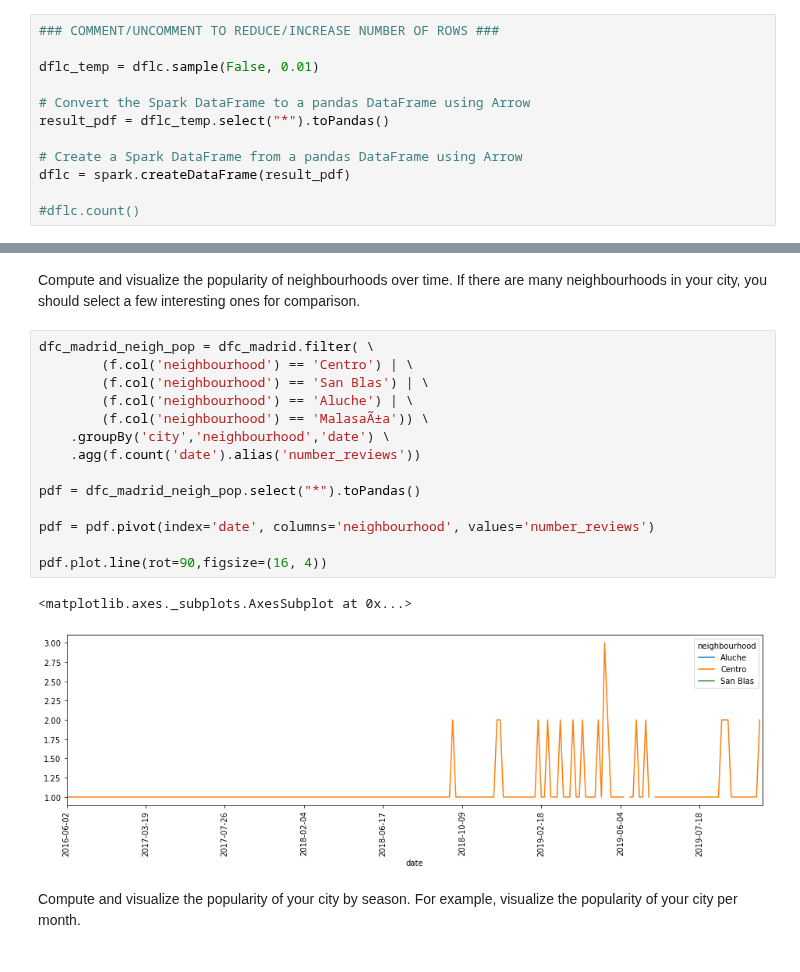
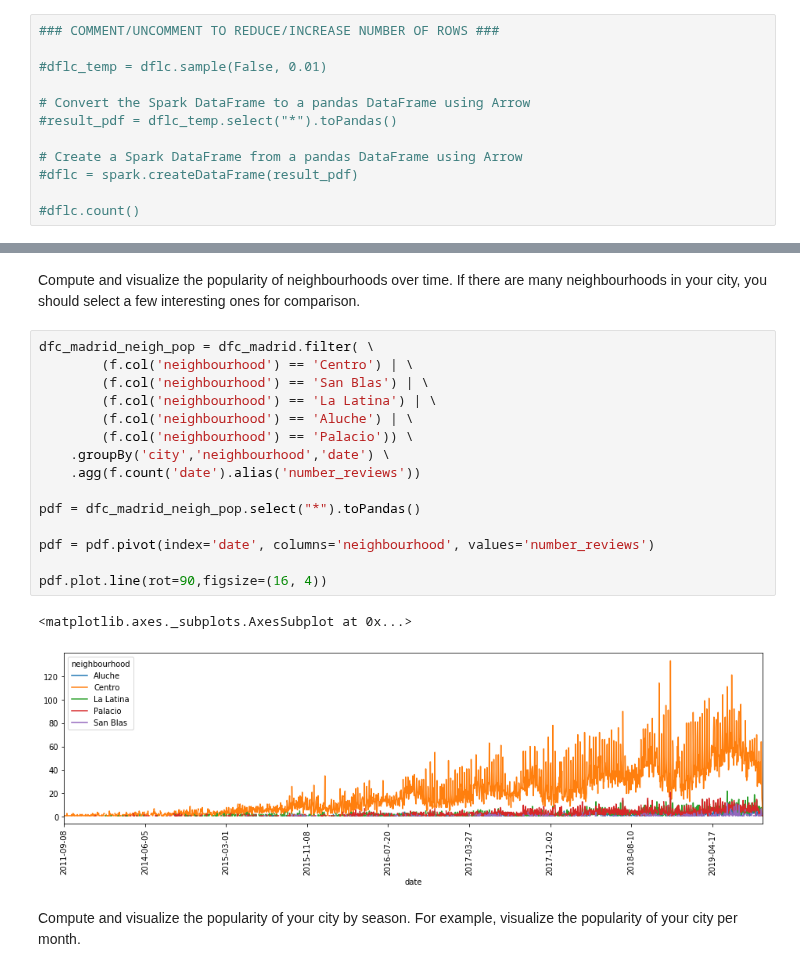
Before and after one commit to grimurz/project3, a Jupyter notebook: Project 3 - Airbnb.ipynb, the cells around one changed output, grey strips where cells are left out. Cells and saved outputs as stored; diff of their text form.

```diff
--- a/Project 3 - Airbnb.ipynb
+++ b/Project 3 - Airbnb.ipynb
@@ -164,13 +165,13 @@ Listing rows: 180625 Listing columns: 8
 # %%
 ### COMMENT/UNCOMMENT TO REDUCE/INCREASE NUMBER OF ROWS ###
 
-dflc_temp = dflc.sample(False, 0.01)
+#dflc_temp = dflc.sample(False, 0.01)
 
 # Convert the Spark DataFrame to a pandas DataFrame using Arrow
-result_pdf = dflc_temp.select("*").toPandas()
+#result_pdf = dflc_temp.select("*").toPandas()
 
 # Create a Spark DataFrame from a pandas DataFrame using Arrow
-dflc = spark.createDataFrame(result_pdf)
+#dflc = spark.createDataFrame(result_pdf)
 
 #dflc.count()
 # %%
@@ -351,20 +358,21 @@ Compute and visualize the popularity of neighbourhoods over time. If there are m
 # %%
 dfc_madrid_neigh_pop = dfc_madrid.filter( \
         (f.col('neighbourhood') == 'Centro') | \
         (f.col('neighbourhood') == 'San Blas') | \
+        (f.col('neighbourhood') == 'La Latina') | \
         (f.col('neighbourhood') == 'Aluche') | \
-        (f.col('neighbourhood') == 'MalasaÃ±a')) \
+        (f.col('neighbourhood') == 'Palacio')) \
     .groupBy('city','neighbourhood','date') \
     .agg(f.count('date').alias('number_reviews'))
 
 pdf = dfc_madrid_neigh_pop.select("*").toPandas()
 
 pdf = pdf.pivot(index='date', columns='neighbourhood', values='number_reviews')
 
 pdf.plot.line(rot=90,figsize=(16, 4))
 # %% [output]
 <matplotlib.axes._subplots.AxesSubplot at 0x...>
-[figure, old version]
+[figure, new version]
 # %% [markdown]
 Compute and visualize the popularity of your city by season. For example, visualize the popularity of your city per month.
 # %%
```
Also changed, not shown: parts of 11 cells of this notebook.
